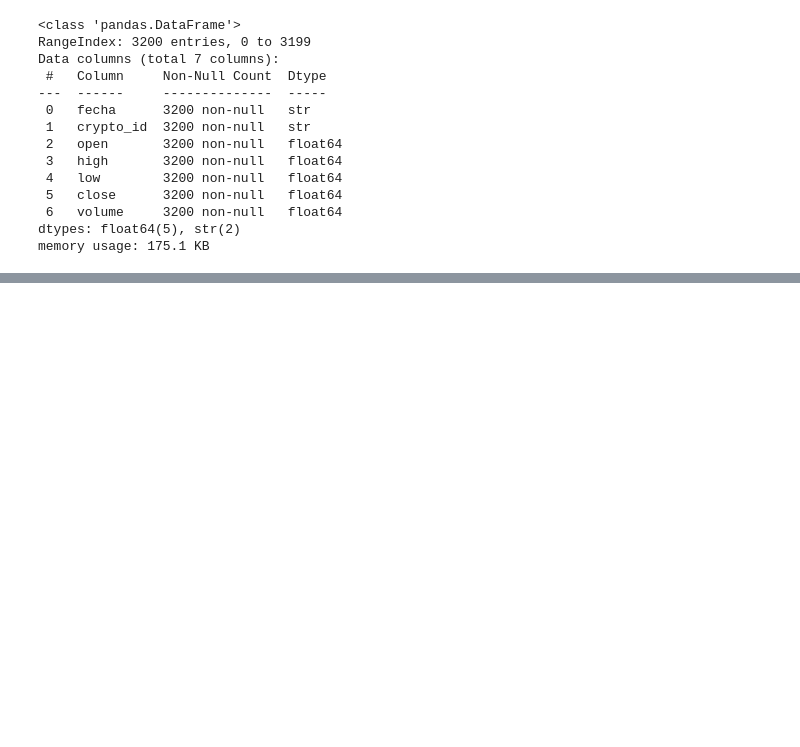
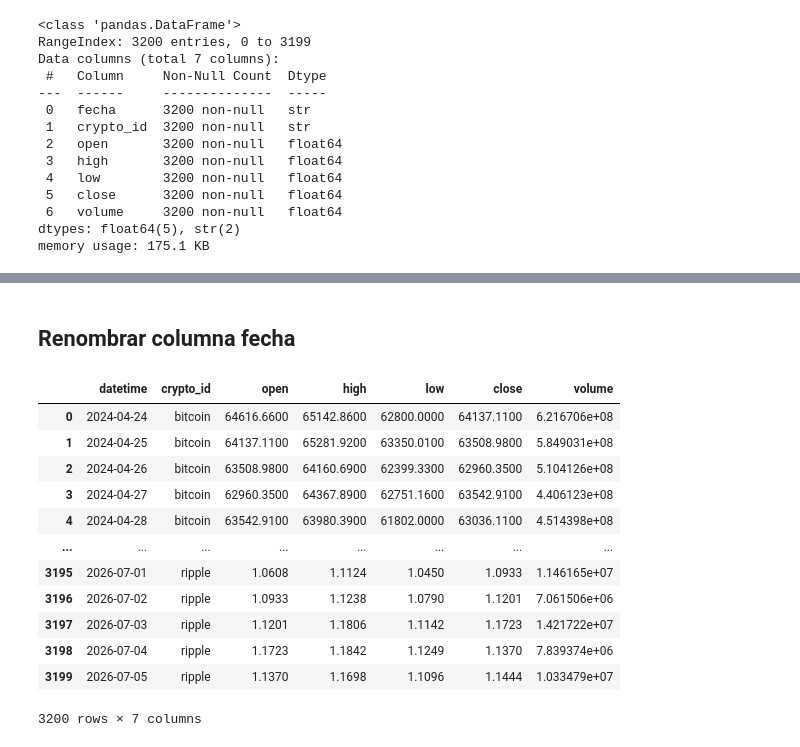
Before and after one commit to Bootcamp-DA-P2/criptoradar, a Jupyter notebook: notebooks/limpieza_criptos.ipynb, the cells around one changed output, grey strips where cells are left out. Drawn from its saved outputs; the diff is of its cells as text; code cells hidden in the pictures; blank space fills up the shorter version.

Commit message:
feat(limpieza_criptos.ipynb) criptos datasetcleaning

```diff
--- a/notebooks/limpieza_criptos.ipynb
+++ b/notebooks/limpieza_criptos.ipynb
@@ -214,0 +234,2 @@ memory usage: 175.1 KB
+# %%
+df_criptos['fecha'] = pd.to_datetime(df_criptos['fecha'])
@@ -214,0 +253,20 @@ memory usage: 175.1 KB
+# %% [markdown]
+## Renombrar columna fecha
+# %%
+df_criptos.rename(columns={'fecha': 'datetime'}, inplace=True)
+# %%
+df_criptos
+# %% [output]
+|  | datetime | crypto_id | open | high | low | close | volume |
+| 0 | 2024-04-24 | bitcoin | 64616.6600 | 65142.8600 | 62800.0000 | 64137.1100 | 6.216706e+08 |
+| 1 | 2024-04-25 | bitcoin | 64137.1100 | 65281.9200 | 63350.0100 | 63508.9800 | 5.849031e+08 |
+| 2 | 2024-04-26 | bitcoin | 63508.9800 | 64160.6900 | 62399.3300 | 62960.3500 | 5.104126e+08 |
+| 3 | 2024-04-27 | bitcoin | 62960.3500 | 64367.8900 | 62751.1600 | 63542.9100 | 4.406123e+08 |
+| 4 | 2024-04-28 | bitcoin | 63542.9100 | 63980.3900 | 61802.0000 | 63036.1100 | 4.514398e+08 |
+| ... | ... | ... | ... | ... | ... | ... | ... |
+| 3195 | 2026-07-01 | ripple | 1.0608 | 1.1124 | 1.0450 | 1.0933 | 1.146165e+07 |
+| 3196 | 2026-07-02 | ripple | 1.0933 | 1.1238 | 1.0790 | 1.1201 | 7.061506e+06 |
+| 3197 | 2026-07-03 | ripple | 1.1201 | 1.1806 | 1.1142 | 1.1723 | 1.421722e+07 |
+| 3198 | 2026-07-04 | ripple | 1.1723 | 1.1842 | 1.1249 | 1.1370 | 7.839374e+06 |
+| 3199 | 2026-07-05 | ripple | 1.1370 | 1.1698 | 1.1096 | 1.1444 | 1.033479e+07 |
+3200 rows × 7 columns
```
Also changed, not shown: parts of 9 cells of this notebook, 1 other file.
